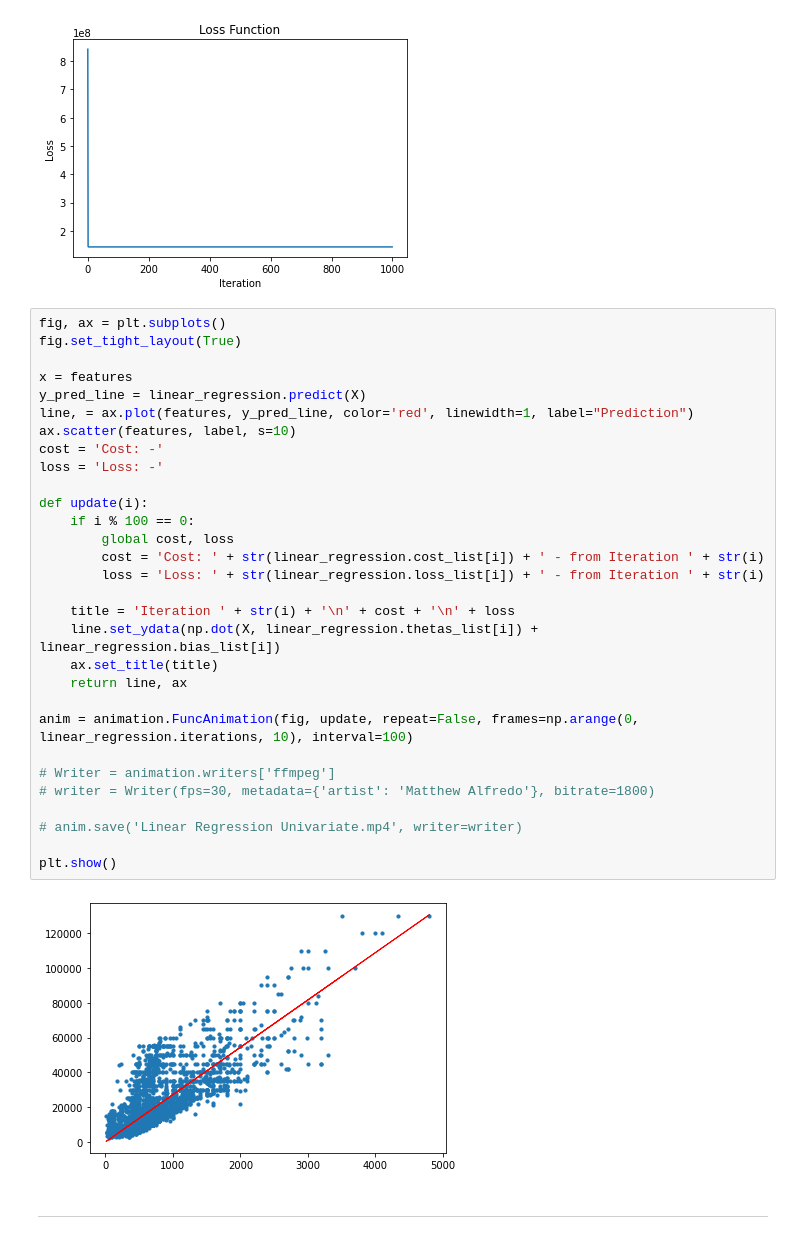
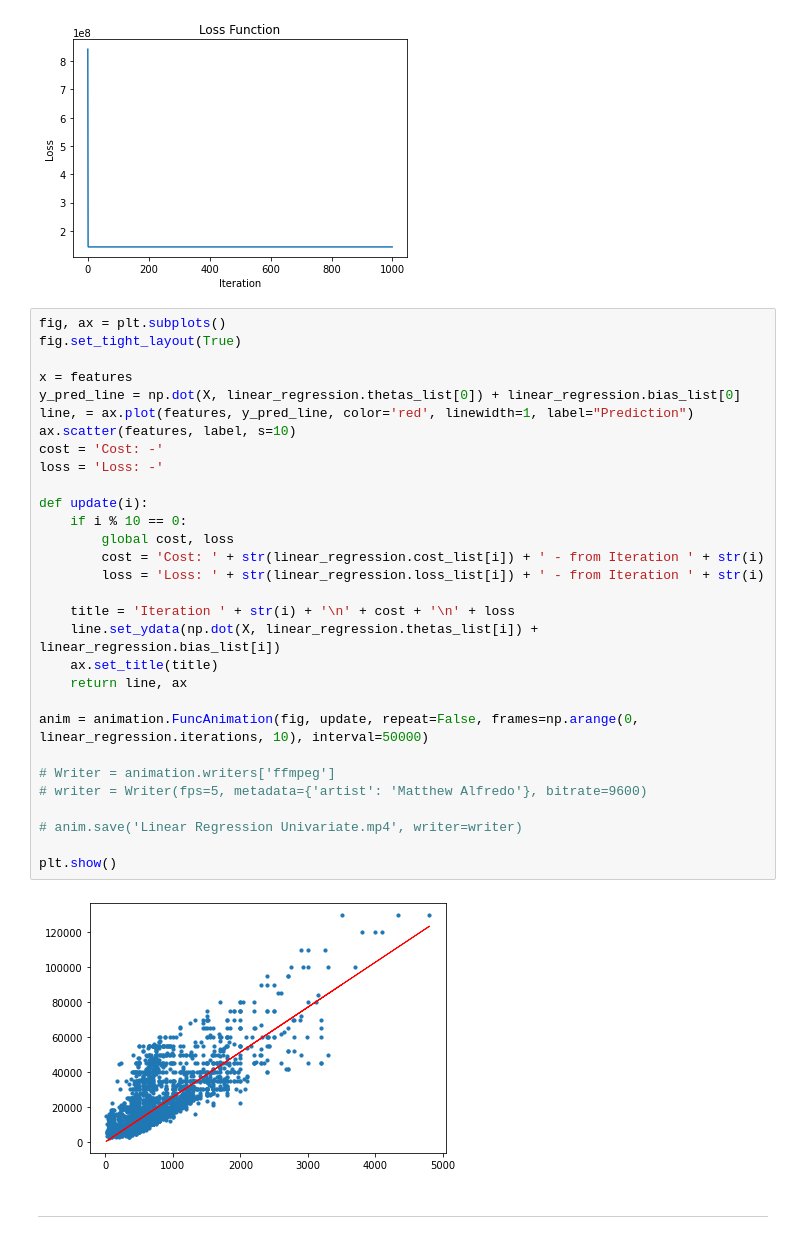
Before and after one commit to matthewalfredoo/Assignment-1-Introduction-to-ML, a Jupyter notebook: 202209134_ML_Assignment1.ipynb, the cells around one changed output. Cells and saved outputs as stored; diff of their text form.

Commit message:
Update animation plot for LinearRegression Univariate

```diff
--- a/202209134_ML_Assignment1.ipynb
+++ b/202209134_ML_Assignment1.ipynb
@@ -173,35 +173,35 @@ plt.show()
 # %%
 fig, ax = plt.subplots()
 fig.set_tight_layout(True)
 
 x = features
-y_pred_line = linear_regression.predict(X)
+y_pred_line = np.dot(X, linear_regression.thetas_list[0]) + linear_regression.bias_list[0]
 line, = ax.plot(features, y_pred_line, color='red', linewidth=1, label="Prediction")
 ax.scatter(features, label, s=10)
 cost = 'Cost: -'
 loss = 'Loss: -'
 
 def update(i):
-    if i % 100 == 0:
+    if i % 10 == 0:
         global cost, loss
         cost = 'Cost: ' + str(linear_regression.cost_list[i]) + ' - from Iteration ' + str(i)
         loss = 'Loss: ' + str(linear_regression.loss_list[i]) + ' - from Iteration ' + str(i)
 
     title = 'Iteration ' + str(i) + '\n' + cost + '\n' + loss
     line.set_ydata(np.dot(X, linear_regression.thetas_list[i]) + linear_regression.bias_list[i])
     ax.set_title(title)
     return line, ax
 
-anim = animation.FuncAnimation(fig, update, repeat=False, frames=np.arange(0, linear_regression.iterations, 10), interval=100)
+anim = animation.FuncAnimation(fig, update, repeat=False, frames=np.arange(0, linear_regression.iterations, 10), interval=50000)
 
 # Writer = animation.writers['ffmpeg']
-# writer = Writer(fps=30, metadata={'artist': 'Matthew Alfredo'}, bitrate=1800)
+# writer = Writer(fps=5, metadata={'artist': 'Matthew Alfredo'}, bitrate=9600)
 
 # anim.save('Linear Regression Univariate.mp4', writer=writer)
 
 plt.show()
 # %% [output]
-[figure, old version]
+[figure, new version]
 # %% [markdown]
 
 
```
